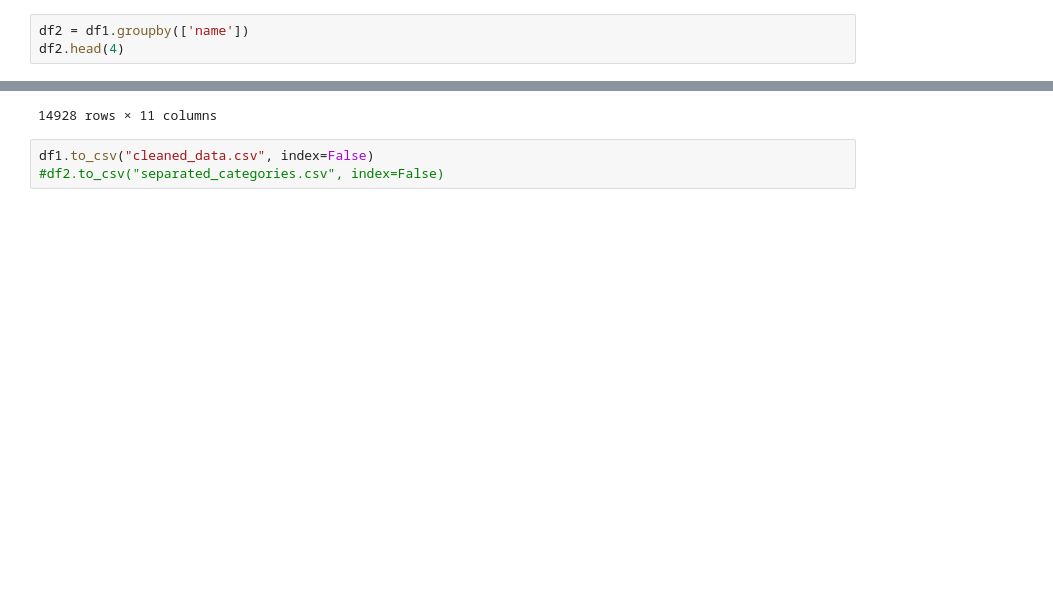
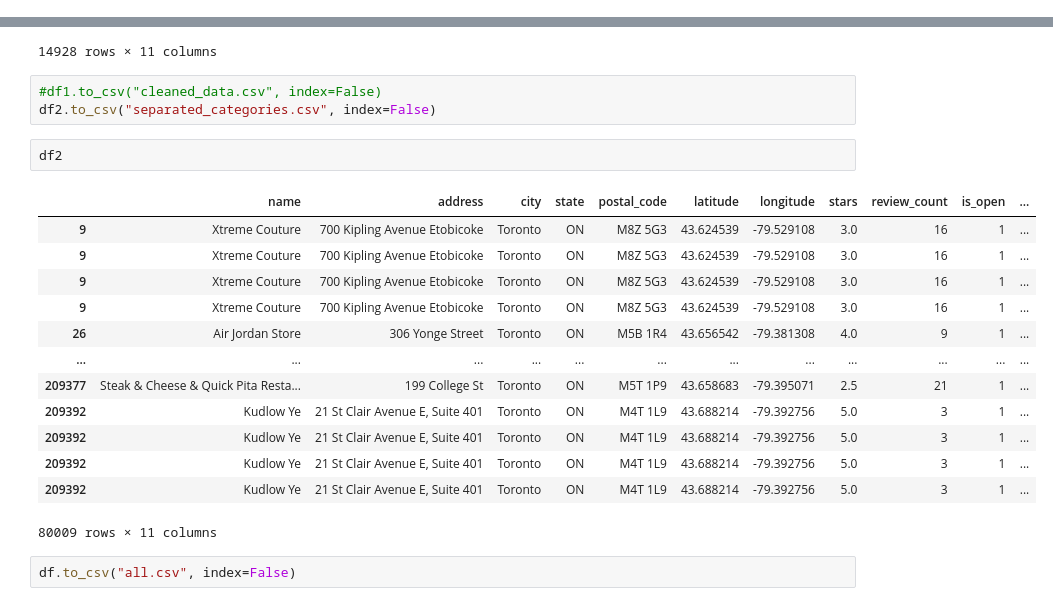
Before and after one commit to madeleine68/Yelp_analysis, a Jupyter notebook: yelp.ipynb, the cells around one changed output, grey strips where cells are left out. Drawn from its saved outputs; the diff is of its cells as text; blank space fills up the shorter version.

```diff
--- a/yelp.ipynb
+++ b/yelp.ipynb
@@ -191,6 +198,3 @@ df1.head()
 | 52 | bath and body works | 1900 eglintion ave e | toronto | on | M1L 2L9 | 43.727189 | -79.293008 | 3.5 | 7 | 1 | ... |
 | 73 | mi mi restaurant | 688 gerrard street e | toronto | on | M4M 1Y3 | 43.666376 | -79.348773 | 4.0 | 116 | 1 | ... |
 | 74 | equipment sales and long term ren... | 510 coronation dr. unit #18, unit 18 | toronto | on | M1E 4X6 | 43.765266 | -79.166977 | 1.5 | 3 | 1 | ... |
-# %%
-df2 = df1.groupby(['name'])
-df2.head(4)
@@ -225,5 +215,23 @@ df1
 | 209392 | kudlow ye | 21 st clair avenue e, suite 401 | toronto | on | M4T 1L9 | 43.688214 | -79.392756 | 5.0 | 3 | 1 | ... |
 14928 rows × 11 columns
 # %%
-df1.to_csv("cleaned_data.csv", index=False)
-#df2.to_csv("separated_categories.csv", index=False)
+#df1.to_csv("cleaned_data.csv", index=False)
+df2.to_csv("separated_categories.csv", index=False)
+# %%
+df2
+# %% [output]
+|  | name | address | city | state | postal_code | latitude | longitude | stars | review_count | is_open | ... |
+| 9 | Xtreme Couture | 700 Kipling Avenue Etobicoke | Toronto | ON | M8Z 5G3 | 43.624539 | -79.529108 | 3.0 | 16 | 1 | ... |
+| 9 | Xtreme Couture | 700 Kipling Avenue Etobicoke | Toronto | ON | M8Z 5G3 | 43.624539 | -79.529108 | 3.0 | 16 | 1 | ... |
+| 9 | Xtreme Couture | 700 Kipling Avenue Etobicoke | Toronto | ON | M8Z 5G3 | 43.624539 | -79.529108 | 3.0 | 16 | 1 | ... |
+| 9 | Xtreme Couture | 700 Kipling Avenue Etobicoke | Toronto | ON | M8Z 5G3 | 43.624539 | -79.529108 | 3.0 | 16 | 1 | ... |
+| 26 | Air Jordan Store | 306 Yonge Street | Toronto | ON | M5B 1R4 | 43.656542 | -79.381308 | 4.0 | 9 | 1 | ... |
+| ... | ... | ... | ... | ... | ... | ... | ... | ... | ... | ... | ... |
+| 209377 | Steak & Cheese & Quick Pita Resta... | 199 College St | Toronto | ON | M5T 1P9 | 43.658683 | -79.395071 | 2.5 | 21 | 1 | ... |
+| 209392 | Kudlow Ye | 21 St Clair Avenue E, Suite 401 | Toronto | ON | M4T 1L9 | 43.688214 | -79.392756 | 5.0 | 3 | 1 | ... |
+| 209392 | Kudlow Ye | 21 St Clair Avenue E, Suite 401 | Toronto | ON | M4T 1L9 | 43.688214 | -79.392756 | 5.0 | 3 | 1 | ... |
+| 209392 | Kudlow Ye | 21 St Clair Avenue E, Suite 401 | Toronto | ON | M4T 1L9 | 43.688214 | -79.392756 | 5.0 | 3 | 1 | ... |
+| 209392 | Kudlow Ye | 21 St Clair Avenue E, Suite 401 | Toronto | ON | M4T 1L9 | 43.688214 | -79.392756 | 5.0 | 3 | 1 | ... |
+80009 rows × 11 columns
+# %%
+df.to_csv("all.csv", index=False)
```
Also changed, not shown: parts of 10 cells of this notebook, 11 other files.
